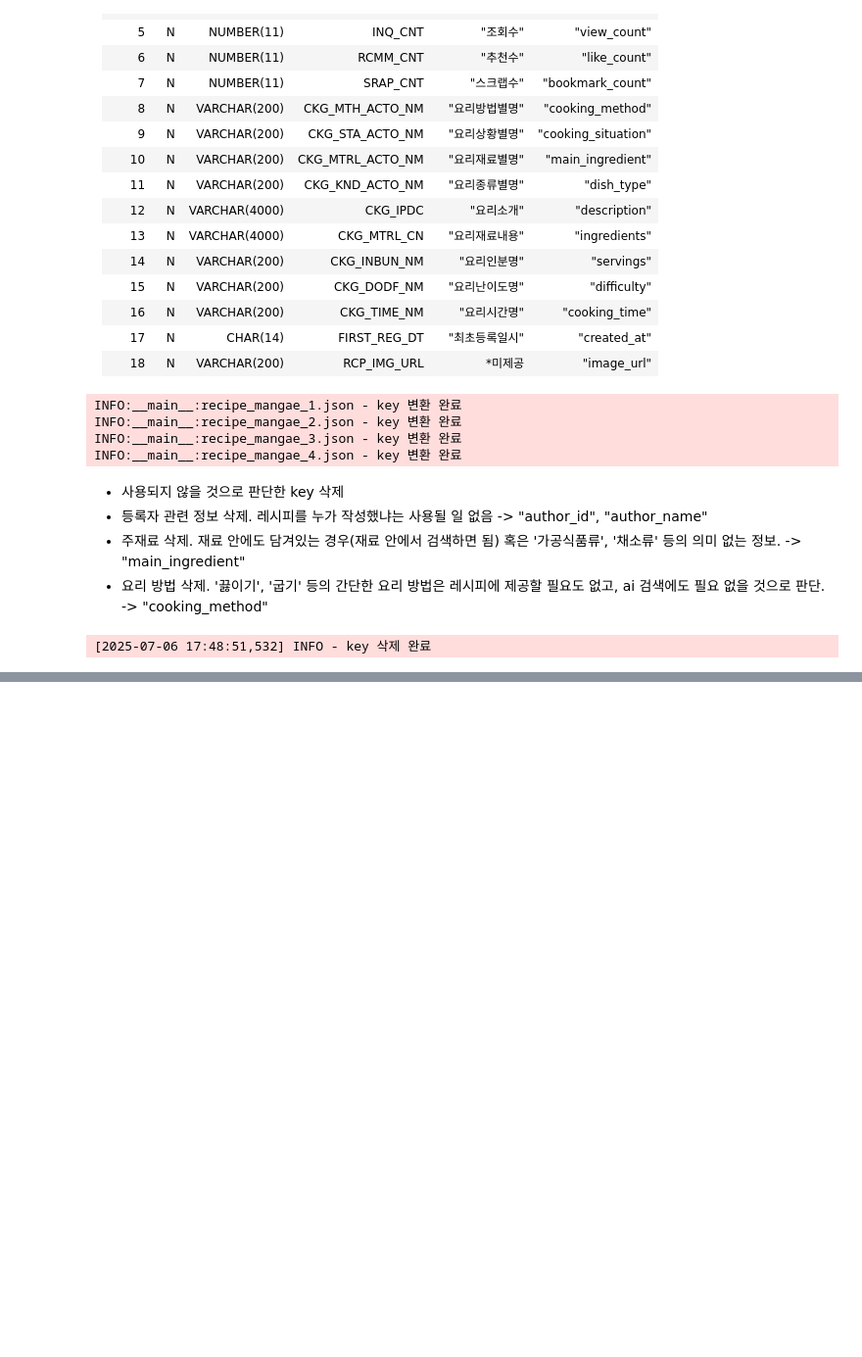
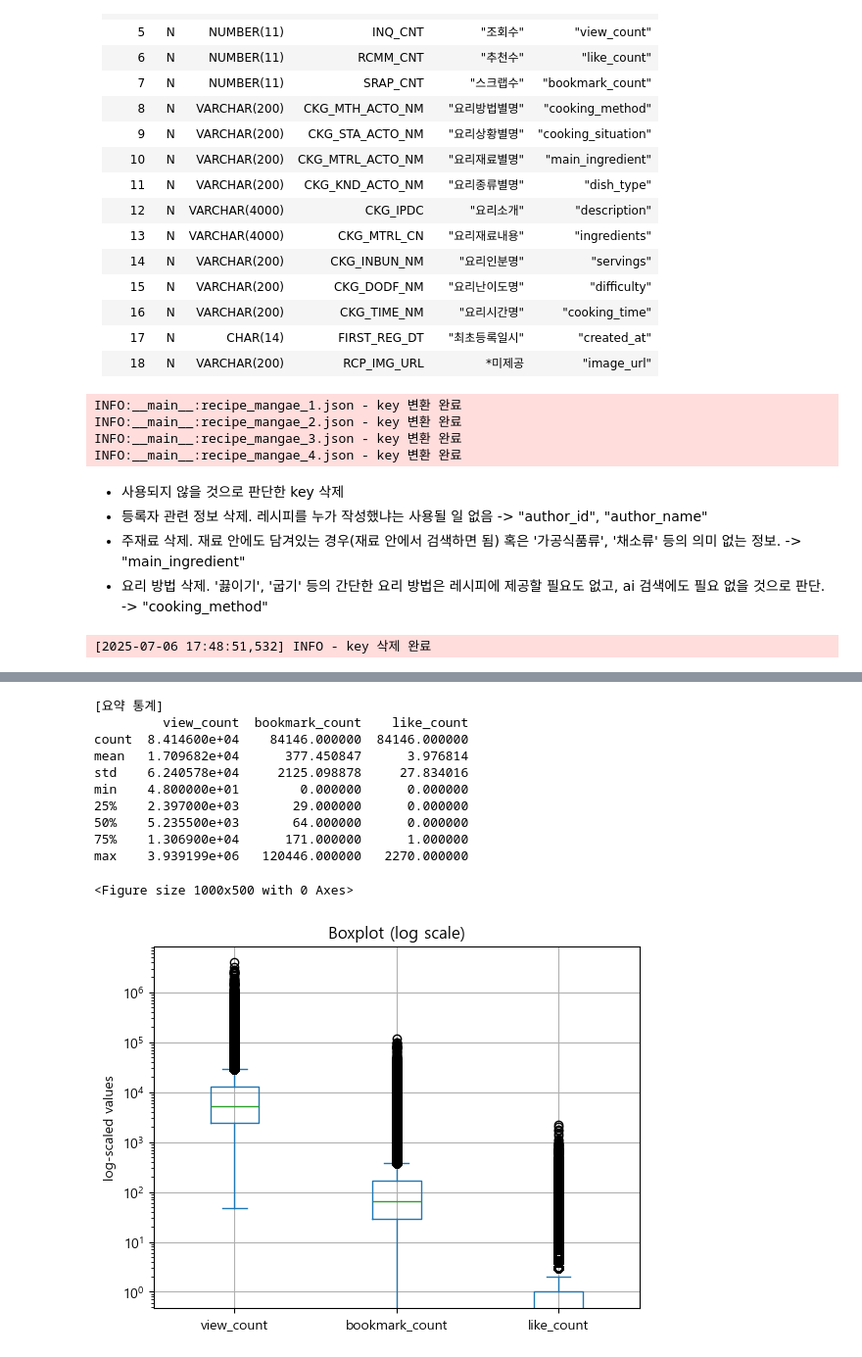
Before and after one commit to naneunyya/2506_project, a Jupyter notebook: data/recipe_mangae.ipynb, the cells around one changed output, grey strips where cells are left out. Shown at 98% size. Saved outputs shown, nothing was run; the diff lists cells and outputs as text; code cells hidden in the pictures; blank space fills up the shorter version.

```diff
--- a/data/recipe_mangae.ipynb
+++ b/data/recipe_mangae.ipynb
@@ -207,0 +253,33 @@ logging.info(f"key 삭제 완료")
+# %%
+import pandas as pd
+import matplotlib.pyplot as plt
+
+# 예시 데이터 불러오기
+df = pd.read_json("recipe_mangae_3.json")
+
+# 분석 대상 컬럼
+cols = ["view_count", "bookmark_count", "like_count"]
+
+# describe
+print("[요약 통계]")
+print(df[cols].describe())
+
+# Boxplot으로 분포 비교
+plt.figure(figsize=(10, 5))
+df[cols].plot(kind='box', logy=True, title="Boxplot (log scale)")
+plt.ylabel("log-scaled values")
+plt.grid(True)
+plt.show()
+# %% [output]
+[요약 통계]
+         view_count  bookmark_count    like_count
+count  8.414600e+04    84146.000000  84146.000000
+mean   1.709682e+04      377.450847      3.976814
+std    6.240578e+04     2125.098878     27.834016
+min    4.800000e+01        0.000000      0.000000
+25%    2.397000e+03       29.000000      0.000000
+50%    5.235500e+03       64.000000      0.000000
+75%    1.306900e+04      171.000000      1.000000
+max    3.939199e+06   120446.000000   2270.000000
+<Figure size 1000x500 with 0 Axes>
+[figure, added]
```
Also changed, not shown: parts of 7 cells of this notebook, 1 other file.
